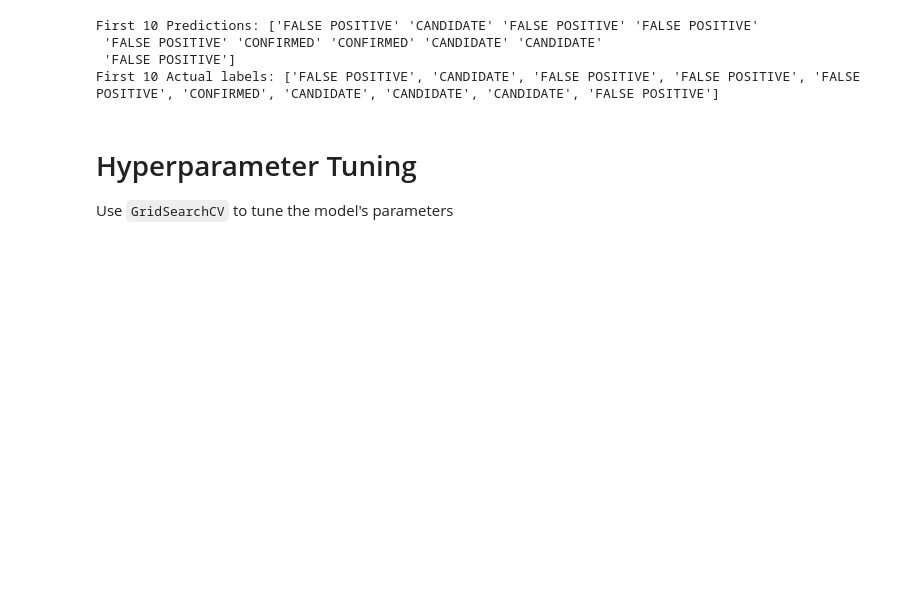
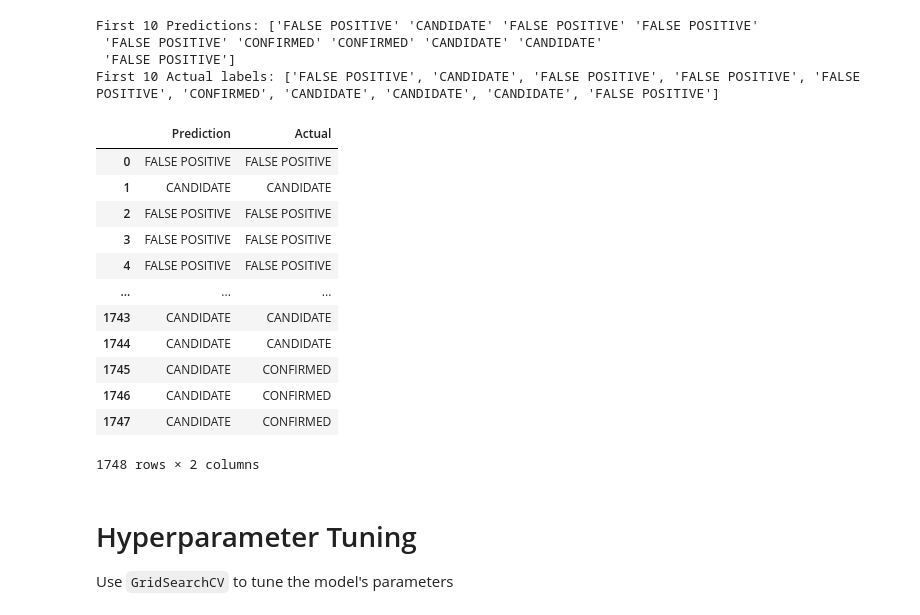
Before and after one commit to sgaetz1/machine-learning-challenge, a Jupyter notebook: model_1.ipynb, the cells around one changed output. Cells and saved outputs as stored; diff of their text form; code cells hidden in the pictures; blank space fills up the shorter version.

```diff
--- a/model_1.ipynb
+++ b/model_1.ipynb
@@ -73,7 +73,21 @@ First 10 Predictions: ['FALSE POSITIVE' 'CANDIDATE' 'FALSE POSITIVE' 'FALSE POSI
  'FALSE POSITIVE']
 First 10 Actual labels: ['FALSE POSITIVE', 'CANDIDATE', 'FALSE POSITIVE', 'FALSE POSITIVE', 'FALSE POSITIVE', 'CONFIRMED', 'CANDIDATE', 'CANDIDATE', 'CANDIDATE', 'FALSE POSITIVE']
 # %%
-pd.DataFrame({"Prediction": predi})
+pd.DataFrame({"Prediction": predictions, "Actual": y_test}).reset_index(drop=True)
+# %% [output]
+|  | Prediction | Actual |
+| 0 | FALSE POSITIVE | FALSE POSITIVE |
+| 1 | CANDIDATE | CANDIDATE |
+| 2 | FALSE POSITIVE | FALSE POSITIVE |
+| 3 | FALSE POSITIVE | FALSE POSITIVE |
+| 4 | FALSE POSITIVE | FALSE POSITIVE |
+| ... | ... | ... |
+| 1743 | CANDIDATE | CANDIDATE |
+| 1744 | CANDIDATE | CANDIDATE |
+| 1745 | CANDIDATE | CONFIRMED |
+| 1746 | CANDIDATE | CONFIRMED |
+| 1747 | CANDIDATE | CONFIRMED |
+1748 rows × 2 columns
 # %% [markdown]
 # Hyperparameter Tuning
 
```
Also changed, not shown: parts of 1 cell of this notebook.
